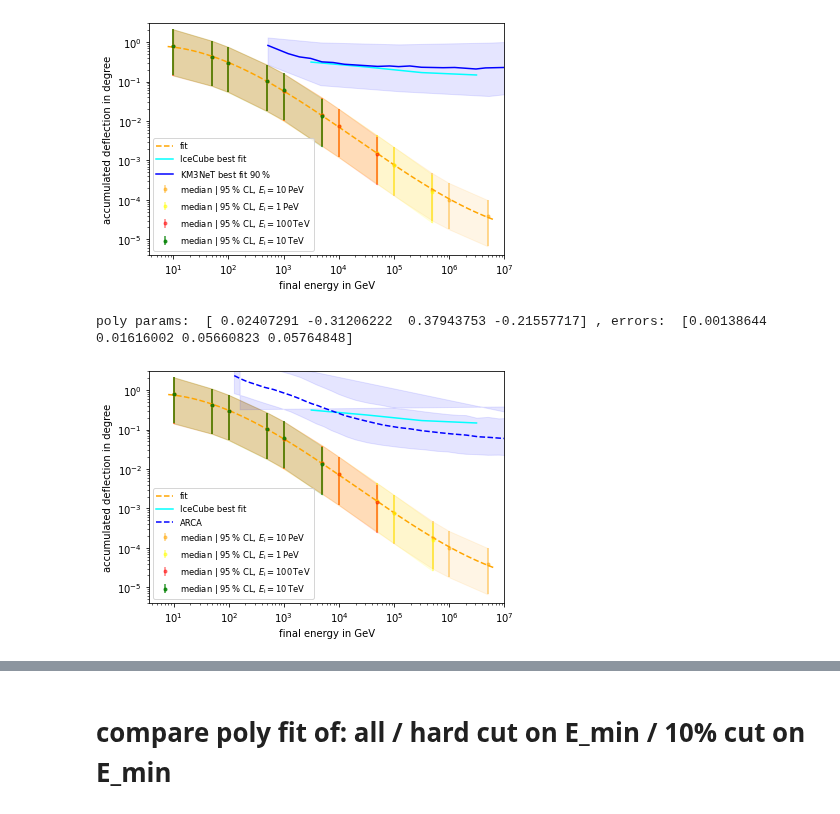
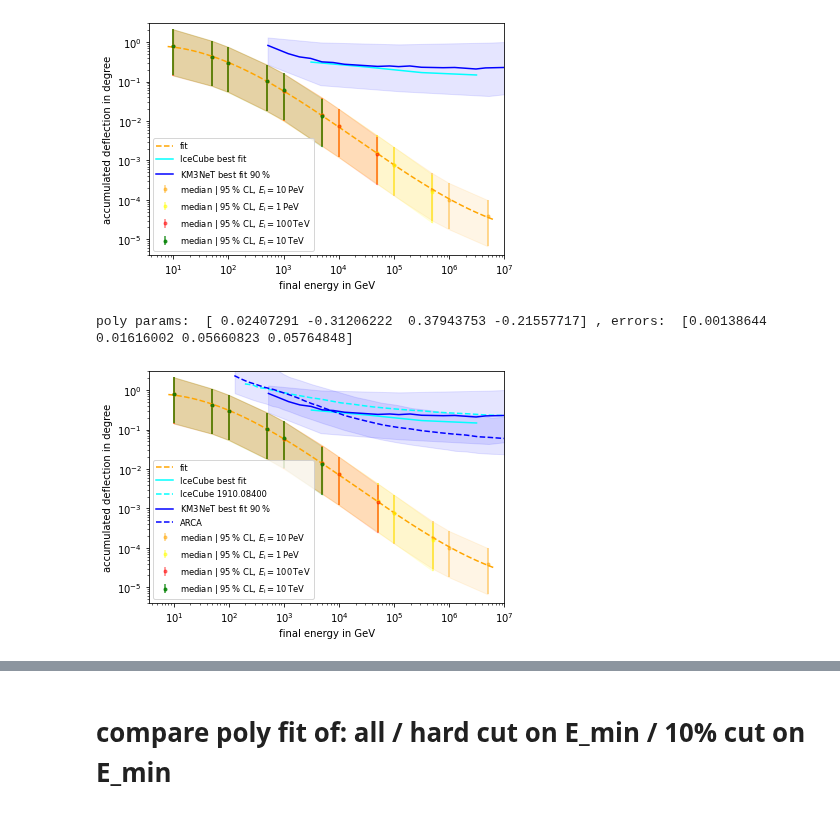
Before and after one commit to pascalgutjahr/muon-deflection-paper, a Jupyter notebook: deflection/total_defl_combined_moliere.ipynb, the cells around one changed output, grey strips where cells are left out. Cells and saved outputs as stored; diff of their text form; code cells hidden in the pictures.

Commit message:
check ARCA resolution

```diff
--- a/deflection/total_defl_combined_moliere.ipynb
+++ b/deflection/total_defl_combined_moliere.ipynb
@@ -764,40 +764,43 @@ IceCube_median_error_E = [3154.6222956675642, 31393.67119012529, 318535.53983662
 IceCube_median_error_theta = [0.3132923103706559, 0.23583164894478967, 0.1696125188412025, 0.147416292664677]
 plt.plot(IceCube_median_error_E, IceCube_median_error_theta, '-', color='cyan', label='IceCube best fit')
 
+# IceCube ~2018
+plt.plot(10**IceCube_191008488.E, 10**IceCube_191008488.theta, '--', color='cyan', label='IceCube 1910.08400')
+
+
 # KM3NeT 2016, https://arxiv.org/abs/1601.07459
 KM3NeT_median_error_E = [522.4356285756223, 1216.8748116390357, 1943.231716329505, 3103.1536417971624,
                          4955.437091562044, 7913.355122889535, 12636.864951346342, 50689.50296608002,
                          83427.93140908847, 121687.48116390369, 194323.17163295028, 315036.3417558579,
                          779476.9527719838, 1263686.4951346342, 3079814.718585156, 4560541.30436924,
                          9850144.98486653, 20642110.490612086, 32469485.711770043, 48811773.81527156]
 KM3NeT_median_error_theta = [0.827576632070297, 0.5123763092955053, 0.42403066039938264, 0.38818709714958904,
                              0.31722679466012654, 0.305443935560202, 0.2761187447596839, 0.24338923735390608,
                              0.24960901930441665, 0.2403377094590886, 0.24960901930441665, 0.2314107669226327,
                              0.22564445080444856, 0.22850942083969703, 0.20919338394904638, 0.22281540074690914,
                              0.22850942083969703, 0.23434895091387908, 0.22850942083969703, 0.24647950999050272]
-# plt.plot(KM3NeT_median_error_E, KM3NeT_median_error_theta, '-', color='blue', label='KM3NeT best fit $90\,$%')
+plt.plot(KM3NeT_median_error_E, KM3NeT_median_error_theta, '-', color='blue', label='KM3NeT best fit $90\,$%')
 x = [514.606668672977, 4665.0087107025565,  123538.77161286505, 5224356.285756218, 1e7]
 y_low = [0.27265686591460175, 0.08120617245807966, 0.05703801243761694, 0.04321320106658356, 0.0478]
 y_up = [1.3199210201931573, 0.9874623548354361, 0.8814658257473126, 0.9750819022171437, 1.01]
-# plt.fill_between(x, y_low, y_up, alpha=0.1, color='blue')
+plt.fill_between(x, y_low, y_up, alpha=0.1, color='blue')
 
+# ARCA 2021 preliminary
+plt.plot(10**ARCA.E, 10**ARCA.theta, '--', color='blue', label='ARCA')
+plt.fill_between(10**ARCA_low.E, 10**ARCA_low.theta, 10**ARCA_high.theta, alpha=0.1, color='blue')
 
-plt.plot(10**ARCA.E, 10**ARCA.theta, '--', color='blue', label='ARCA')
-plt.fill_between(10**ARCA_high.E, 10**ARCA_low.theta, 10**ARCA_high.theta, alpha=0.1, color='blue')
-
-# plt.plot(10**IceCube_191008488.E, 10**IceCube_191008488.theta, '--', color='cyan', label='IceCube 1910.08400')
 
 
 plt.xscale('log')
 plt.yscale('log')
 plt.xlabel('final energy in GeV')
 plt.ylabel('accumulated deflection in degree')
 plt.xlim(right=1e7)
 plt.ylim(4e-6, 3)
 plt.legend(fontsize='small', loc='lower left')
 plt.tight_layout()
 if save_plot:
     plt.savefig(plot_dir + 'fit_median_defl_cut_10percent_only_poly_new_resolution.pdf')
 # %% [output]
 poly params:  [ 0.02407291 -0.31206222  0.37943753 -0.21557717] , errors:  [0.00138644 0.01616002 0.05660823 0.05764848]
-[figure, old version]
+[figure, new version]
```
Also changed, not shown: parts of 2 cells of this notebook.
